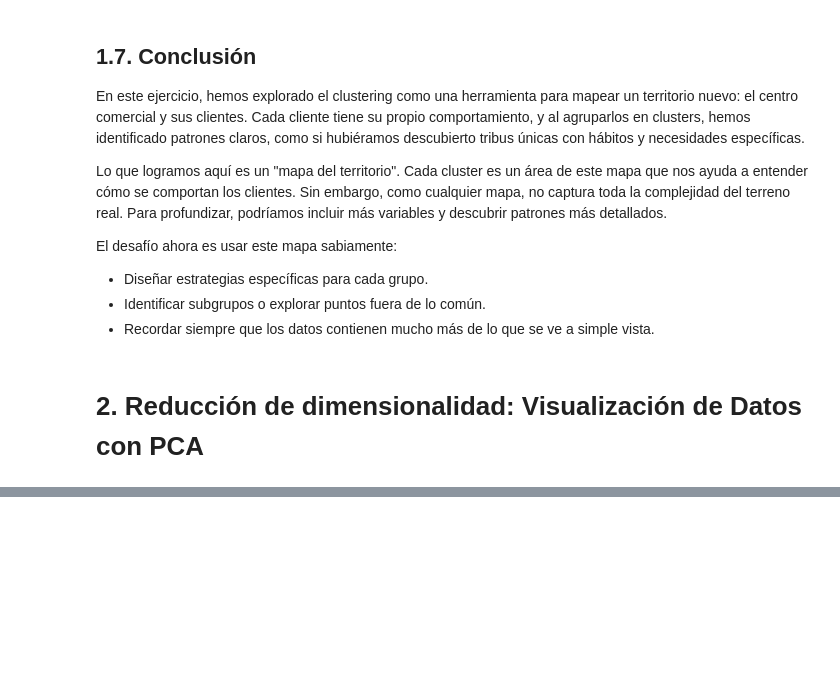
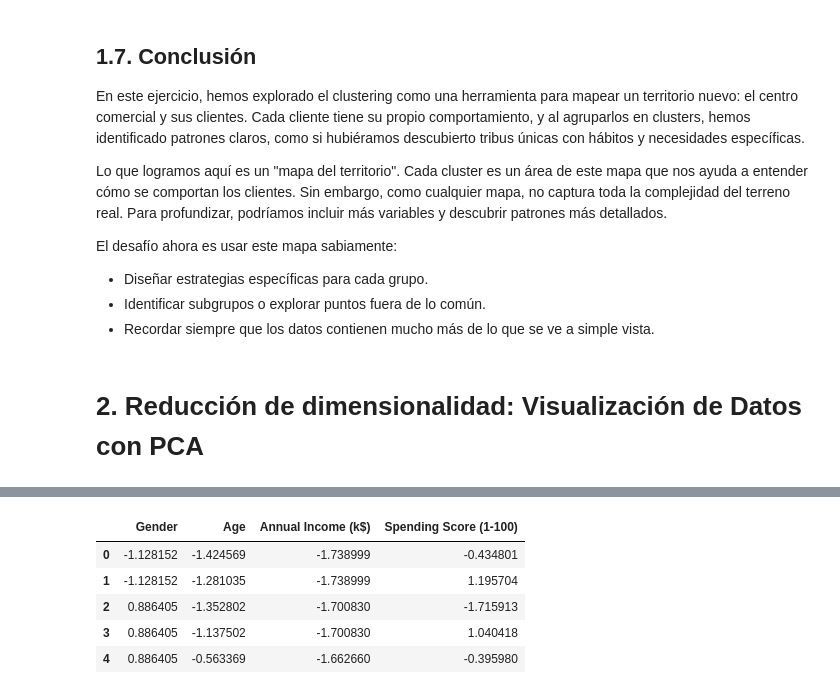
Before and after one commit to ManuelEspejo/Fundamentos-Machine-Learning, a Jupyter notebook: notebooks/02_Aprendizaje-No-Supervisado.ipynb, the cells around one changed output, grey strips where cells are left out. Saved outputs shown, nothing was run; the diff lists cells and outputs as text; code cells hidden in the pictures; blank space fills up the shorter version.

```diff
--- a/notebooks/02_Aprendizaje-No-Supervisado.ipynb
+++ b/notebooks/02_Aprendizaje-No-Supervisado.ipynb
@@ -581,0 +626,17 @@ Antes nuestro análisis era simplista, pero ahora podemos encontrar relaciones m
+# %%
+# Escalar las variables
+scaler = StandardScaler()
+scaled_pca_data = scaler.fit_transform(pca_data)
+
+# Convertir a un DataFrame para facilitar la interpretación
+scaled_pca_df = pd.DataFrame(scaled_pca_data, columns=variables)
+
+# Visualizar las primeras filas de los datos escalados
+scaled_pca_df.head()
+# %% [output]
+|  | Gender | Age | Annual Income (k$) | Spending Score (1-100) |
+| 0 | -1.128152 | -1.424569 | -1.738999 | -0.434801 |
+| 1 | -1.128152 | -1.281035 | -1.738999 | 1.195704 |
+| 2 | 0.886405 | -1.352802 | -1.700830 | -1.715913 |
+| 3 | 0.886405 | -1.137502 | -1.700830 | 1.040418 |
+| 4 | 0.886405 | -0.563369 | -1.662660 | -0.395980 |
```
Also changed, not shown: parts of 23 cells of this notebook.
